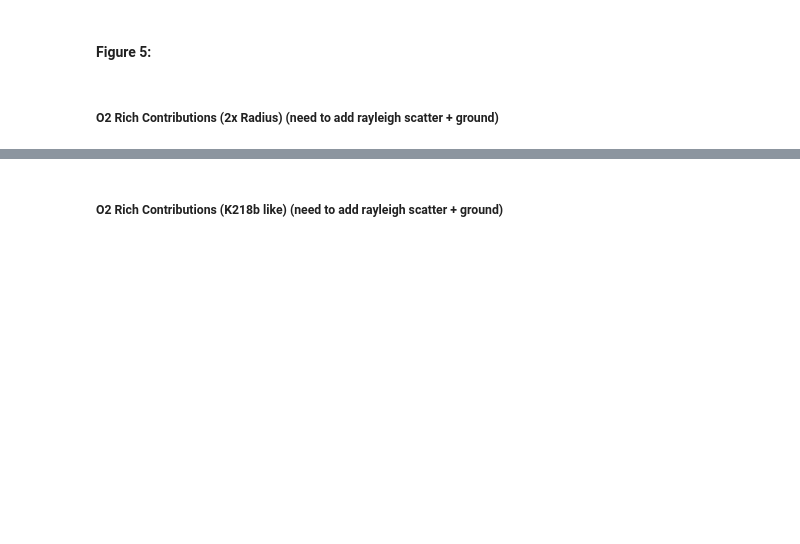
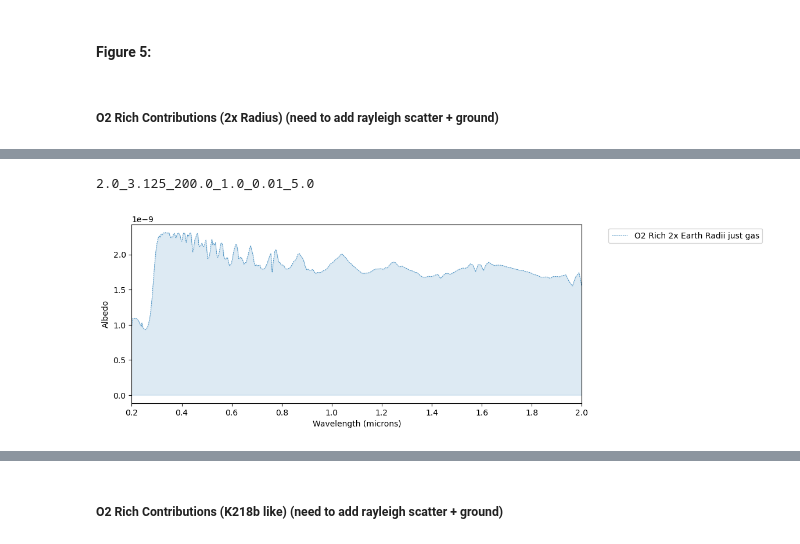
Before and after one commit to ElizabethP712/MiniNeptuneGrid26_PostBac, a Jupyter notebook: FiguresPaper.ipynb, the cells around one changed output, grey strips where cells are left out. Saved outputs shown, nothing was run; the diff lists cells and outputs as text; code cells hidden in the pictures; blank space fills up the shorter version.

```diff
--- a/FiguresPaper.ipynb
+++ b/FiguresPaper.ipynb
@@ -1178,0 +1290,10 @@ plot_reflected_spectrum(wno=wno_all_O2_r2, alb=alb_all_O2_r2, inputs=inputs_all_
+# %%
+wno_all_O2_r2 = [wno_O2Rich_2R_gas]
+alb_all_O2_r2 = [alb_O2Rich_2R_gas]
+inputs_all_O2_r2 = [inputs_list_O2.copy()]
+legend_label_all_O2_r2 = ['O2 Rich 2x Earth Radii just gas']
+
+plot_reflected_spectrum(wno=wno_all_O2_r2, alb=alb_all_O2_r2, inputs=inputs_all_O2_r2, legend_label=legend_label_all_O2_r2, fill_curves=3)
+# %% [output]
+2.0_3.125_200.0_1.0_0.01_5.0
+[figure, added]
```
Also changed, not shown: parts of 29 cells of this notebook, 1 other file.
